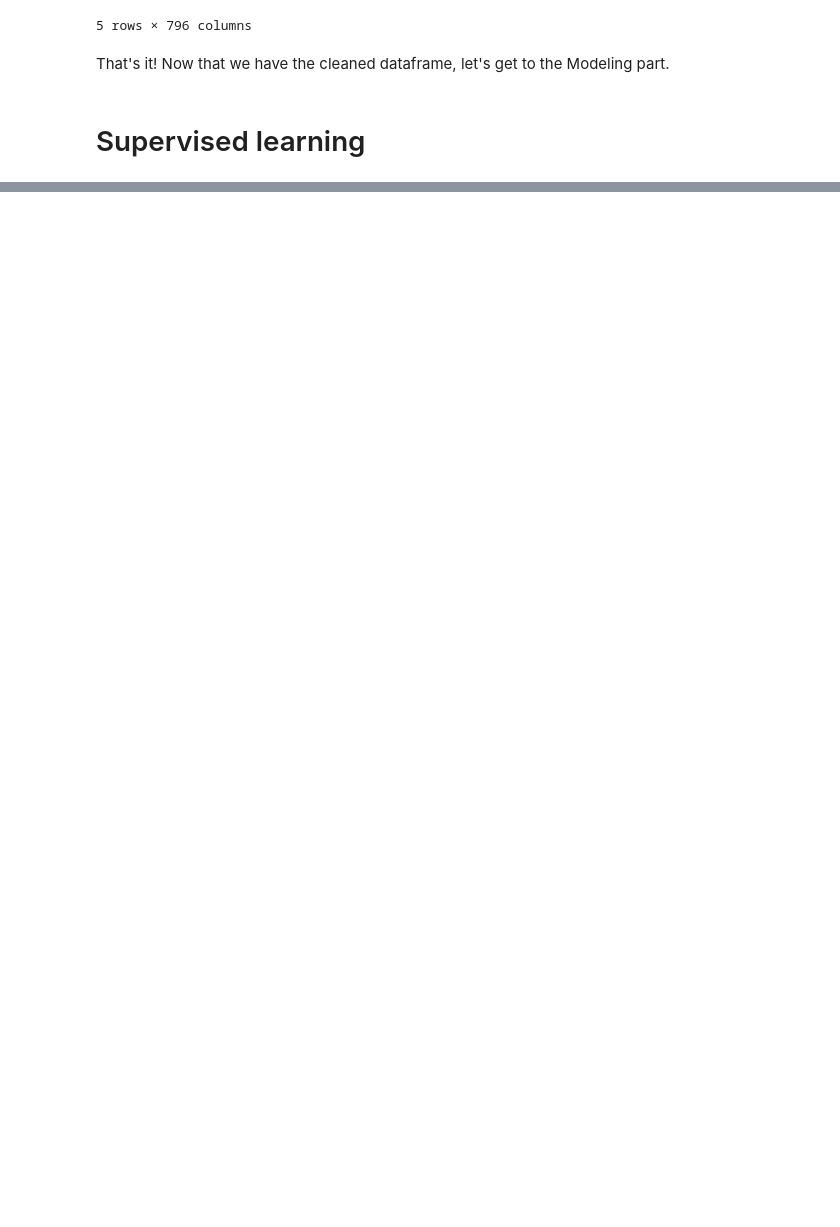
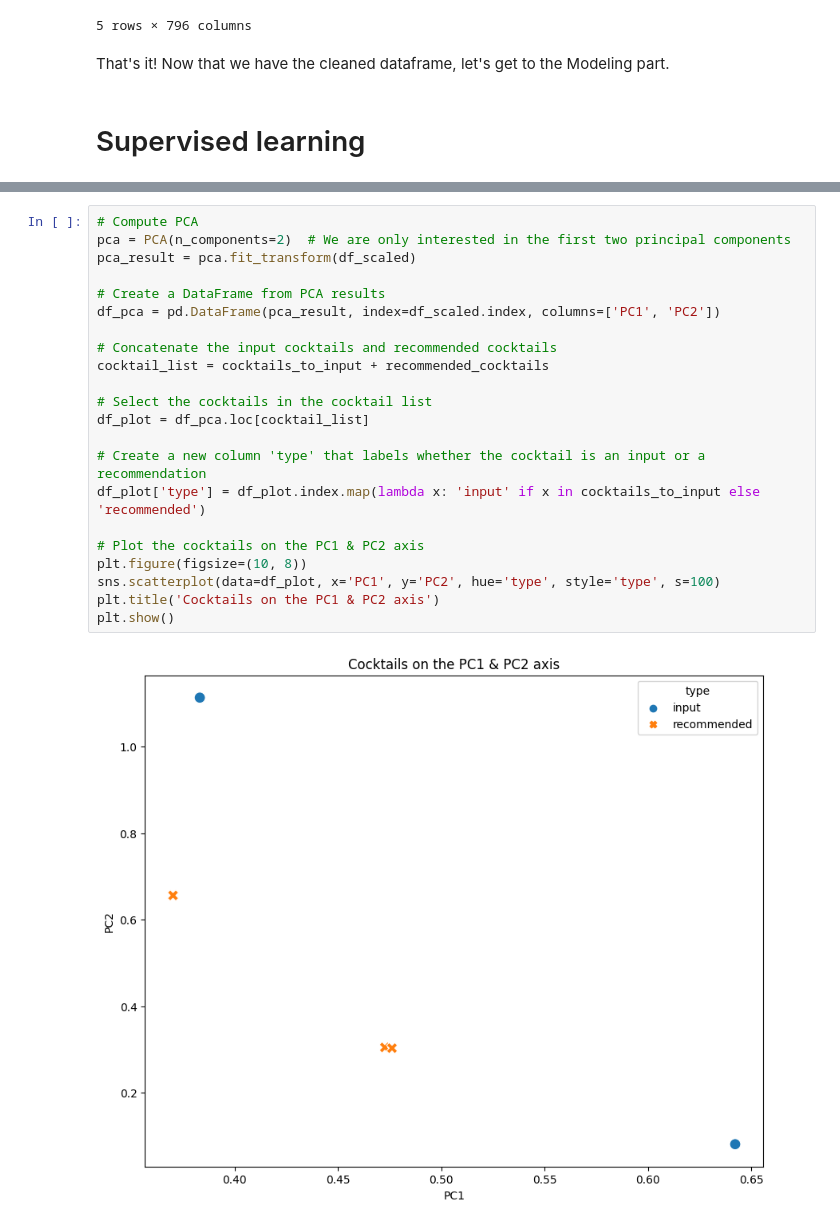
Before and after one commit to whodatboiii/Machine-Learning-Project-in-BA, a Jupyter notebook: difford_scrape.ipynb, the cells around one changed output, grey strips where cells are left out. Drawn from its saved outputs; the diff is of its cells as text; blank space fills up the shorter version.

```diff
--- a/difford_scrape.ipynb
+++ b/difford_scrape.ipynb
@@ -719,0 +879,24 @@ ModuleNotFoundError: No module named 'sklearn'
+# %%
+# Compute PCA
+pca = PCA(n_components=2)  # We are only interested in the first two principal components
+pca_result = pca.fit_transform(df_scaled)
+
+# Create a DataFrame from PCA results
+df_pca = pd.DataFrame(pca_result, index=df_scaled.index, columns=['PC1', 'PC2'])
+
+# Concatenate the input cocktails and recommended cocktails
+cocktail_list = cocktails_to_input + recommended_cocktails
+
+# Select the cocktails in the cocktail list
+df_plot = df_pca.loc[cocktail_list]
+
+# Create a new column 'type' that labels whether the cocktail is an input or a recommendation
+df_plot['type'] = df_plot.index.map(lambda x: 'input' if x in cocktails_to_input else 'recommended')
+
+# Plot the cocktails on the PC1 & PC2 axis
+plt.figure(figsize=(10, 8))
+sns.scatterplot(data=df_plot, x='PC1', y='PC2', hue='type', style='type', s=100)
+plt.title('Cocktails on the PC1 & PC2 axis')
+plt.show()
+# %% [output]
+[figure, added]
```
Also changed, not shown: parts of 16 cells of this notebook, 1 other file.
